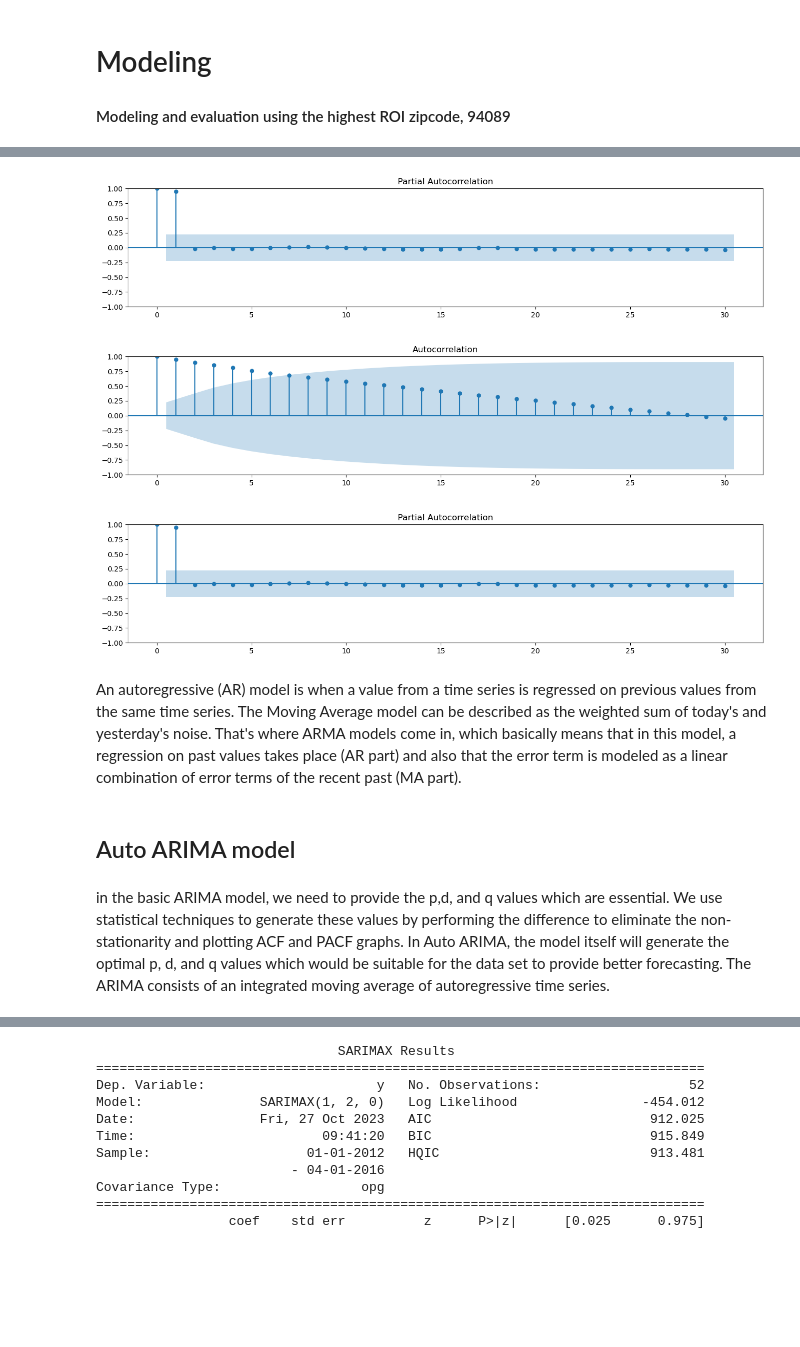
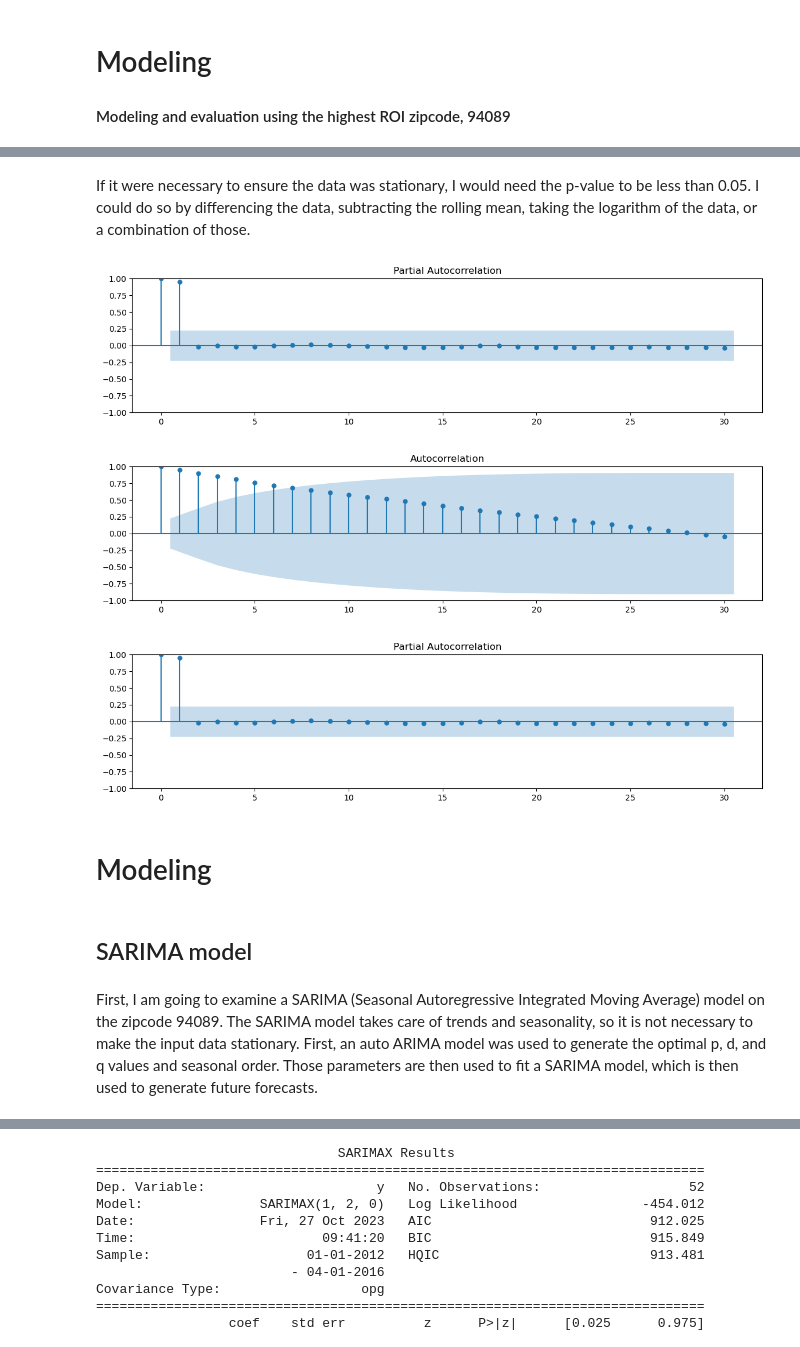
Before and after one commit to lalynjay/Time_series_analysis, a Jupyter notebook: Time_series_analysis.ipynb, the cells around one changed output, grey strips where cells are left out. Cells and saved outputs as stored; diff of their text form; code cells hidden in the pictures; blank space fills up the shorter version.

```diff
--- a/Time_series_analysis.ipynb
+++ b/Time_series_analysis.ipynb
@@ -483,19 +427,19 @@ test_series = recent_94089['2016-04':]
+# %% [markdown]
+If it were necessary to ensure the data was stationary, I would need the p-value to be less than 0.05. I could do so by differencing the data, subtracting the rolling mean, taking the logarithm of the data, or a combination of those.
 # %%
 #plot acf and pacf
-fig, ax = plt.subplots(figsize=(16,3))
+fig, ax = plt.subplots(figsize=(14,3))
 plot_acf(recent_94089, ax=ax, lags=30)
 
-fig, ax = plt.subplots(figsize=(16,3))
+fig, ax = plt.subplots(figsize=(14,3))
 plot_pacf(recent_94089, ax=ax, lags=30, method="ywm")
 # %% [output]
-[figure, old version]
+[figure, new version]
-[figure, old version]
+[figure, new version]
-[figure, old version]
+[figure, new version]
-# %% [markdown]
-An autoregressive (AR) model is when a value from a time series is regressed on previous values from the same time series.
-The Moving Average model can be described as the weighted sum of today's and yesterday's noise.
-That's where ARMA models come in, which basically means that in this model, a regression on past values takes place (AR part) and also that the error term is modeled as a linear combination of error terms of the recent past (MA part).
+# %% [markdown]
+# Modeling
 # %% [markdown]
-## Auto ARIMA model
+## SARIMA model
-# %% [markdown]
-in the basic ARIMA model, we need to provide the p,d, and q values which are essential. We use statistical techniques to generate these values by performing the difference to eliminate the non-stationarity and plotting ACF and PACF graphs. In Auto ARIMA, the model itself will generate the optimal p, d, and q values which would be suitable for the data set to provide better forecasting. The ARIMA consists of an integrated moving average of autoregressive time series.
+# %% [markdown]
+First, I am going to examine a SARIMA (Seasonal Autoregressive Integrated Moving Average) model on the zipcode 94089. The SARIMA model takes care of trends and seasonality, so it is not necessary to make the input data stationary. First, an auto ARIMA model was used to generate the optimal p, d, and q values and seasonal order. Those parameters are then used to fit a SARIMA model, which is then used to generate future forecasts.
```
Also changed, not shown: parts of 59 cells of this notebook.
